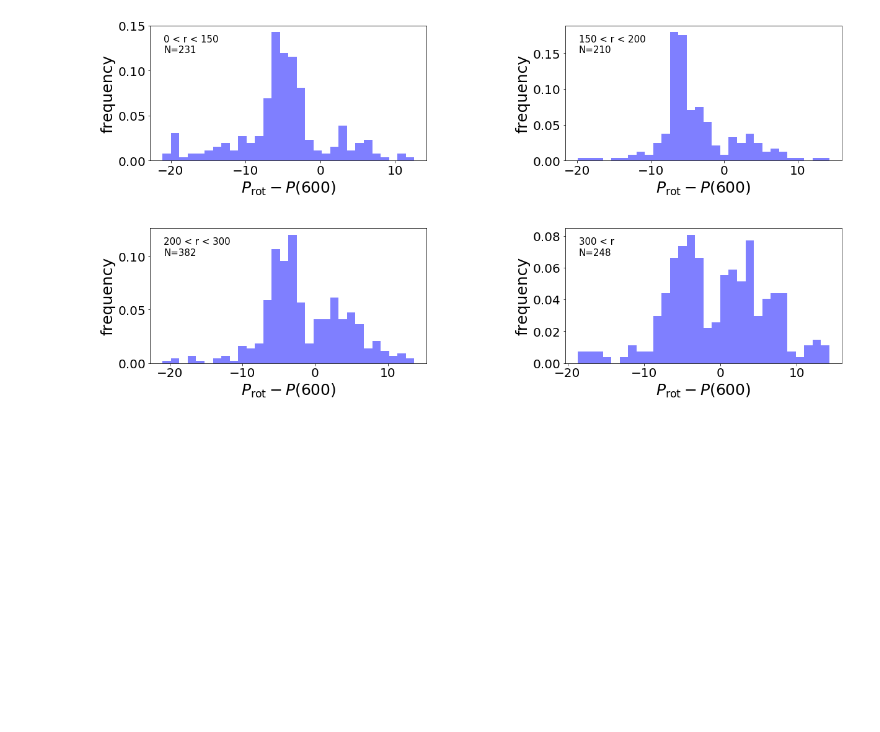
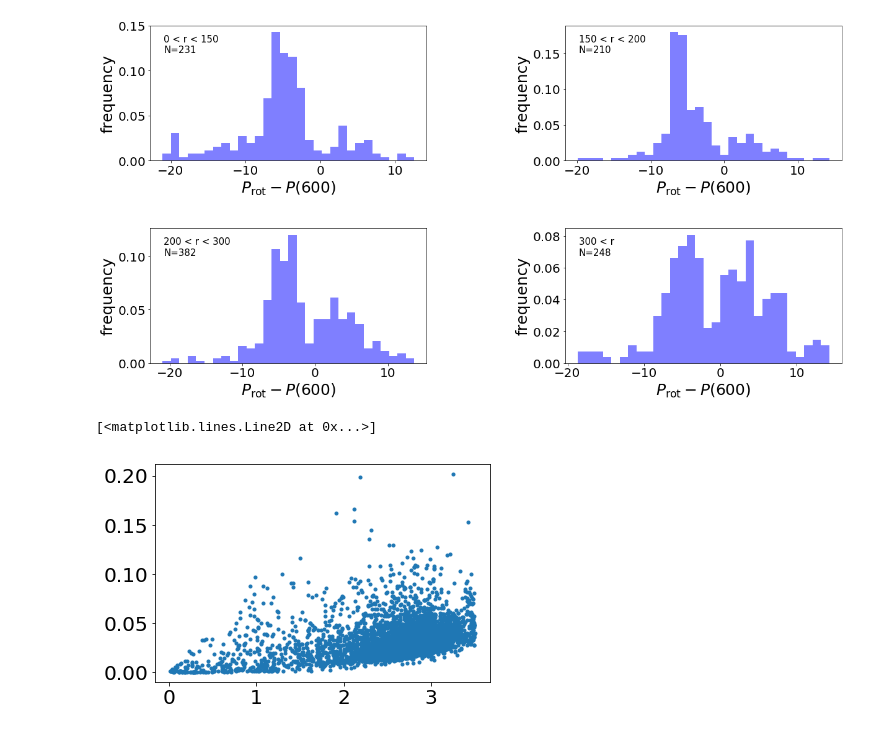
Before and after one commit to tagordon/k2rot, a Jupyter notebook: round/figures/distance.ipynb, the cells around one changed output. Drawn from its saved outputs; the diff is of its cells as text; code cells hidden in the pictures; blank space fills up the shorter version.

```diff
--- a/round/figures/distance.ipynb
+++ b/round/figures/distance.ipynb
@@ -90,3 +90,8 @@ for i in range(1, len(dist)):
     #axs[i-1].set_ylabel('frequency')
 #finite_age_mask = np.isfinite(gyrochrone)
 #pl.savefig("distance_noclusters.pdf")
+# %%
+pl.plot(df['logperiod_mean'], df['logperiod_sd'], '.')
+# %% [output]
+[<matplotlib.lines.Line2D at 0x...>]
+[figure, added]
```
Also changed, not shown: parts of 1 cell of this notebook, 14 other files.
